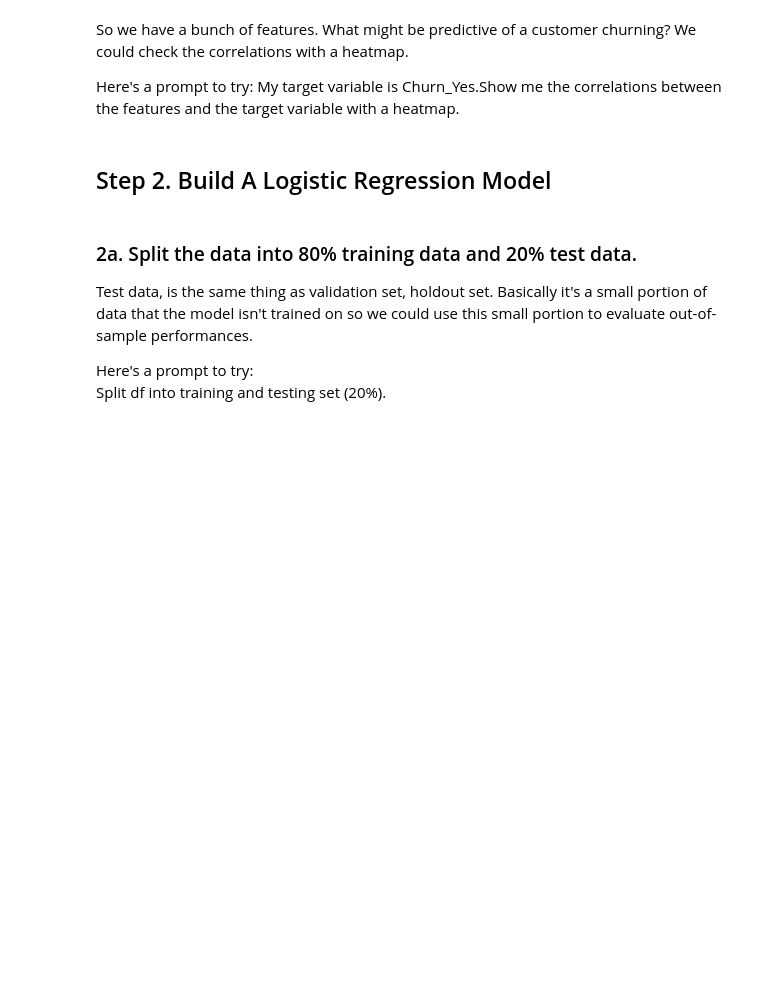
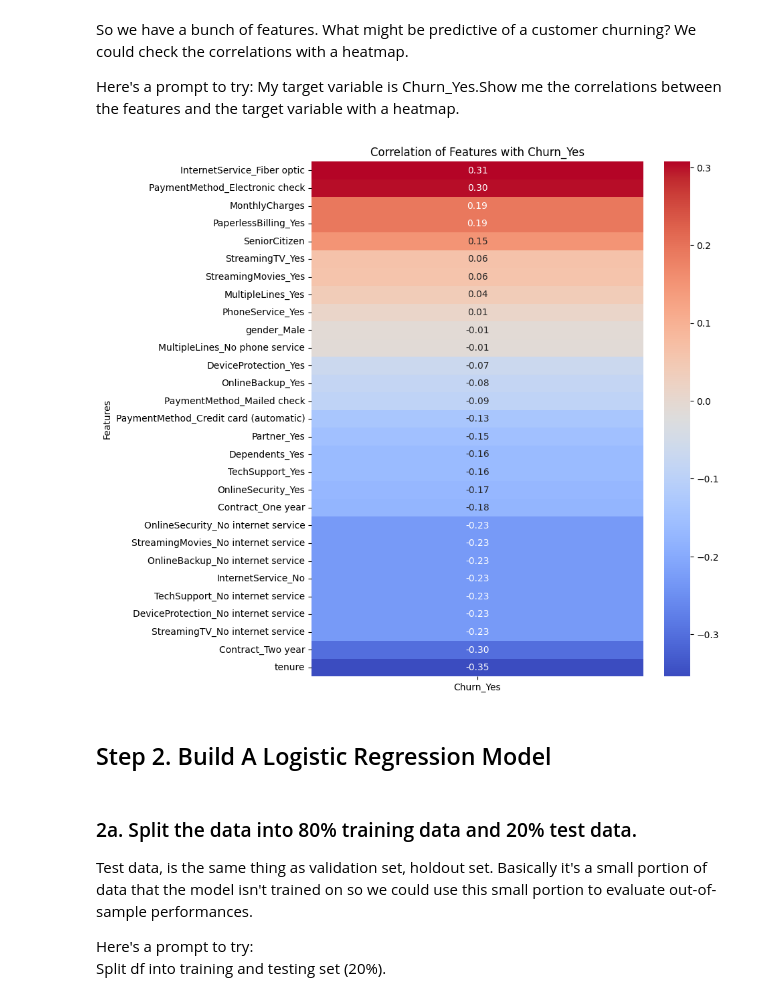
Before and after one commit to Presto5572/Fina-os, a Jupyter notebook: modeling/modeling_workflow.ipynb, the cells around one changed output. Saved outputs shown, nothing was run; the diff lists cells and outputs as text; code cells hidden in the pictures; blank space fills up the shorter version.

```diff
--- a/modeling/modeling_workflow.ipynb
+++ b/modeling/modeling_workflow.ipynb
@@ -63,3 +72,7 @@ df = pd.read_csv("churn_data.csv")
 Let's preview the dataset first.
 
 If you don't remember the code, here's a prompt you could try: preview the dataset
+# %%
+# If necessary change the path below so that it points to your file.
+df = pd.read_csv("churn_data.csv")
+df.head()
@@ -79,6 +119,24 @@ So we have a bunch of features. What might be predictive of a customer churning?
 
 Here's a prompt to try:
 My target variable is Churn_Yes.Show me the correlations between the features and the target variable with a heatmap.
+# %%
+import matplotlib.pyplot as plt
+import seaborn as sns
+
+# Calculate correlations with the target variable 'Churn_Yes'
+correlations = df.corr()['Churn_Yes'].sort_values(ascending=False)
+
+# Drop the target variable itself from the correlation list for plotting
+correlations = correlations.drop('Churn_Yes')
+
+# Plotting the correlations
+plt.figure(figsize=(8, 10))
+sns.heatmap(correlations.to_frame(), annot=True, cmap='coolwarm', fmt=".2f", cbar=True)
+plt.title('Correlation of Features with Churn_Yes')
+plt.ylabel('Features')
+plt.show()
+# %% [output]
+[figure, added]
 # %% [markdown]
 ## Step 2. Build A Logistic Regression Model
 # %% [markdown]
```
Also changed, not shown: parts of 18 cells of this notebook.
